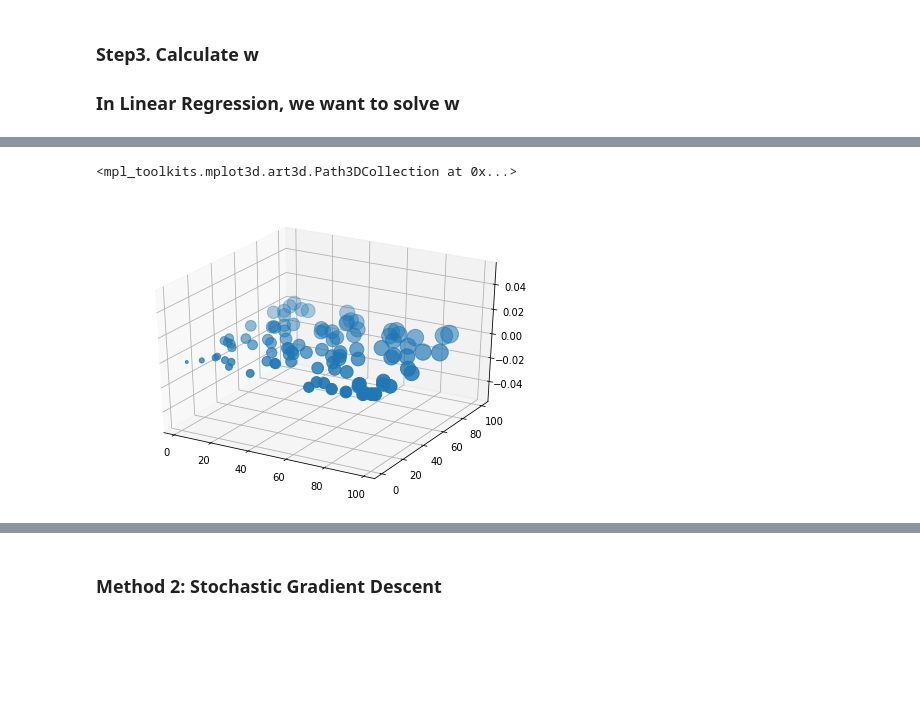
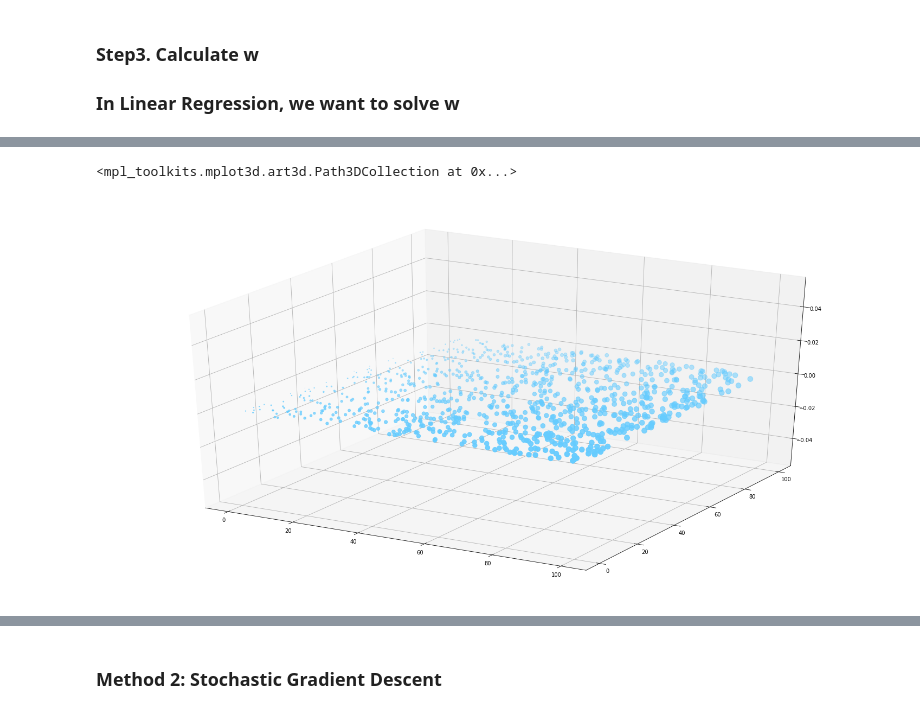
Before and after one commit to AkatsukiSirius/Machine-Learning-Notes, a Jupyter notebook: Lec 2. Linear Regression.ipynb, the cells around one changed output, grey strips where cells are left out. Saved outputs shown, nothing was run; the diff lists cells and outputs as text; code cells hidden in the pictures; blank space fills up the shorter version.

```diff
--- a/Lec 2. Linear Regression.ipynb
+++ b/Lec 2. Linear Regression.ipynb
@@ -215,10 +219,11 @@ import matplotlib.pyplot as plt
 from mpl_toolkits.mplot3d import Axes3D
 from numpy.linalg import inv
 from numpy.linalg import norm
+plt.rcParams['figure.figsize'] = (20.0, 10.0)
 # %% [markdown]
 ### Step 1. Generate Random Samples
 # %%
-d, N = 2, 100
+d, N = 2, 1000
 X = np.random.rand(d,N)*100
 plt.scatter(X[0,:],X[1,:])
 # %% [output]
@@ -262,7 +270,9 @@ norm(w-w1h)
+# %%
+y_pre = np.dot(w1h,X)
 # %%
 fig3 = plt.figure()
 ax = Axes3D(fig3)
-plt.scatter(X[0,:],X[1,:],np.dot(w1h,X))
+plt.scatter(X[0,:],X[1,:],y_pre, color = '#66ccff')
 # %% [output]
 <mpl_toolkits.mplot3d.art3d.Path3DCollection at 0x...>
-[figure, old version]
+[figure, new version]
```
Also changed, not shown: parts of 62 cells of this notebook, 6 other files.
